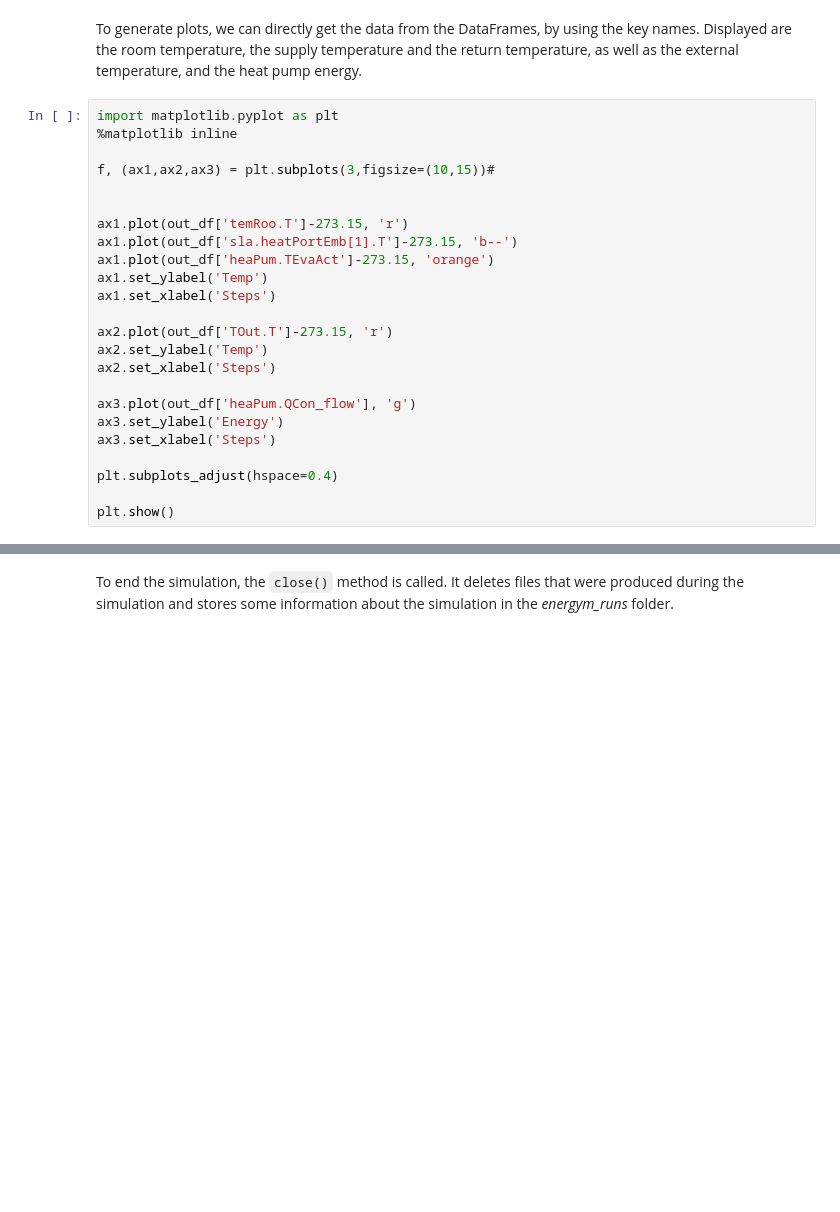
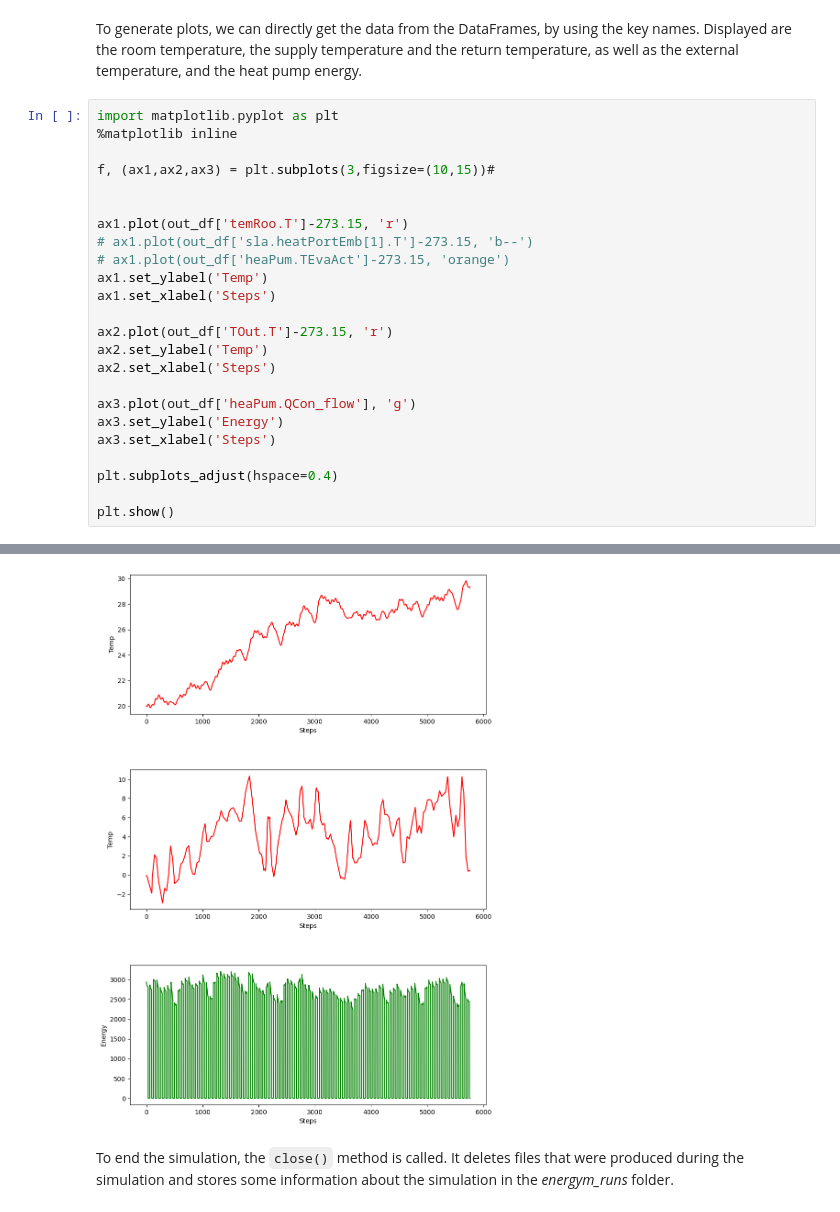
Before and after one commit to songCNMS/energym, a Jupyter notebook: notebooks/SwissHouseRSlaTank.ipynb, the cells around one changed output, grey strips where cells are left out. Cells and saved outputs as stored; diff of their text form; blank space fills up the shorter version.

```diff
--- a/notebooks/SwissHouseRSlaTank.ipynb
+++ b/notebooks/SwissHouseRSlaTank.ipynb
@@ -115,8 +121,8 @@ f, (ax1,ax2,ax3) = plt.subplots(3,figsize=(10,15))#
 
 
 ax1.plot(out_df['temRoo.T']-273.15, 'r')
-ax1.plot(out_df['sla.heatPortEmb[1].T']-273.15, 'b--')
-ax1.plot(out_df['heaPum.TEvaAct']-273.15, 'orange')
+# ax1.plot(out_df['sla.heatPortEmb[1].T']-273.15, 'b--')
+# ax1.plot(out_df['heaPum.TEvaAct']-273.15, 'orange')
 ax1.set_ylabel('Temp')
 ax1.set_xlabel('Steps')
 
@@ -137,3 +141,4 @@ plt.show()
+[figure, added]
 # %% [markdown]
 To end the simulation, the `close()` method is called. It deletes files that were produced during the simulation and stores some information about the simulation in the *energym_runs* folder.
 # %%
```
Also changed, not shown: parts of 4 cells of this notebook, 11 other files.
